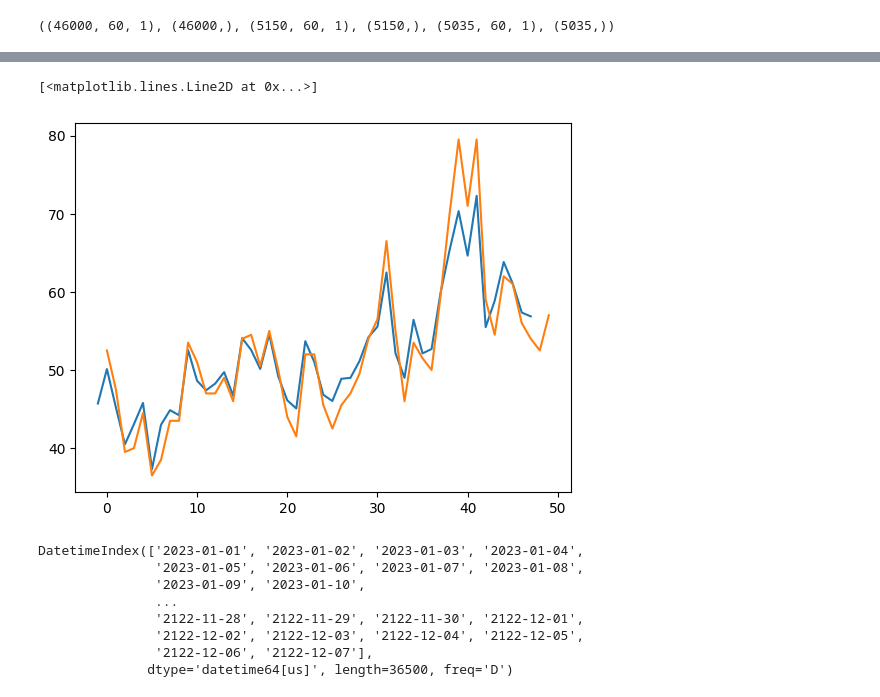
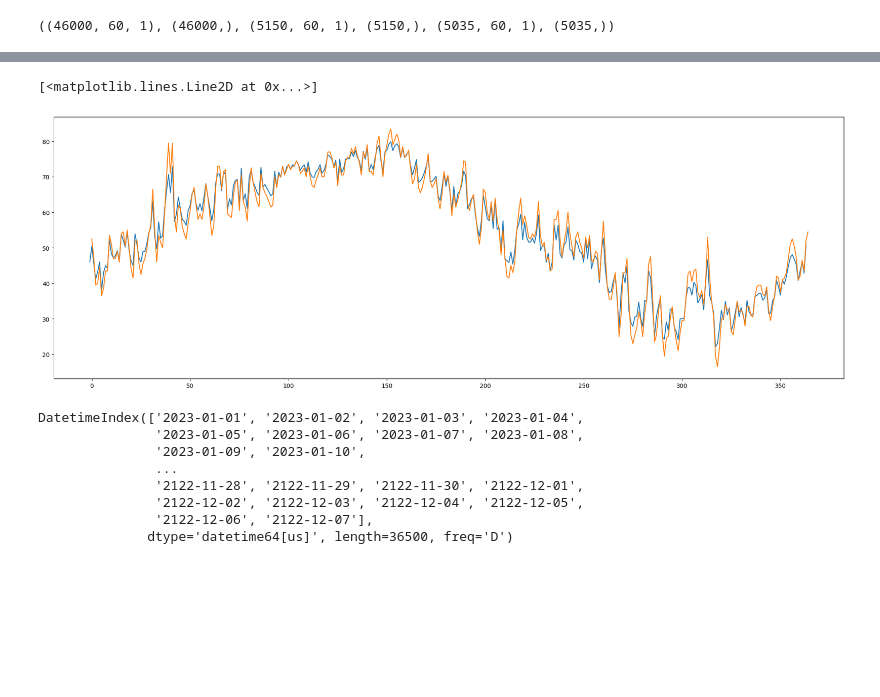
Before and after one commit to FD-77/WeatherModel, a Jupyter notebook: LSTM/one2Many_forecasting.ipynb, the cells around one changed output, grey strips where cells are left out. Drawn from its saved outputs; the diff is of its cells as text; code cells hidden in the pictures; blank space fills up the shorter version.

```diff
--- a/LSTM/one2Many_forecasting.ipynb
+++ b/LSTM/one2Many_forecasting.ipynb
@@ -177,11 +188,11 @@ test_results
 5035 rows × 2 columns
 # %%
-
-plt.plot(range(-1, -1+len(test_results["Test Predictions"][:49])),test_results["Test Predictions"][:49])
-plt.plot(test_results["Actuals"][:50])
+plt.figure(figsize=(24, 8))
+plt.plot(range(-1, -1+len(test_results["Test Predictions"][:365])),test_results["Test Predictions"][:365], label='Test Predictions')
+plt.plot(test_results["Actuals"][:365], label='Real Data')
 # %% [output]
 [<matplotlib.lines.Line2D at 0x...>]
-[figure, old version]
+[figure, new version]
 # %%
 next_100_years=pd.date_range(
     start="01-01-2023",
```
Also changed, not shown: parts of 8 cells of this notebook, 11 other files.
